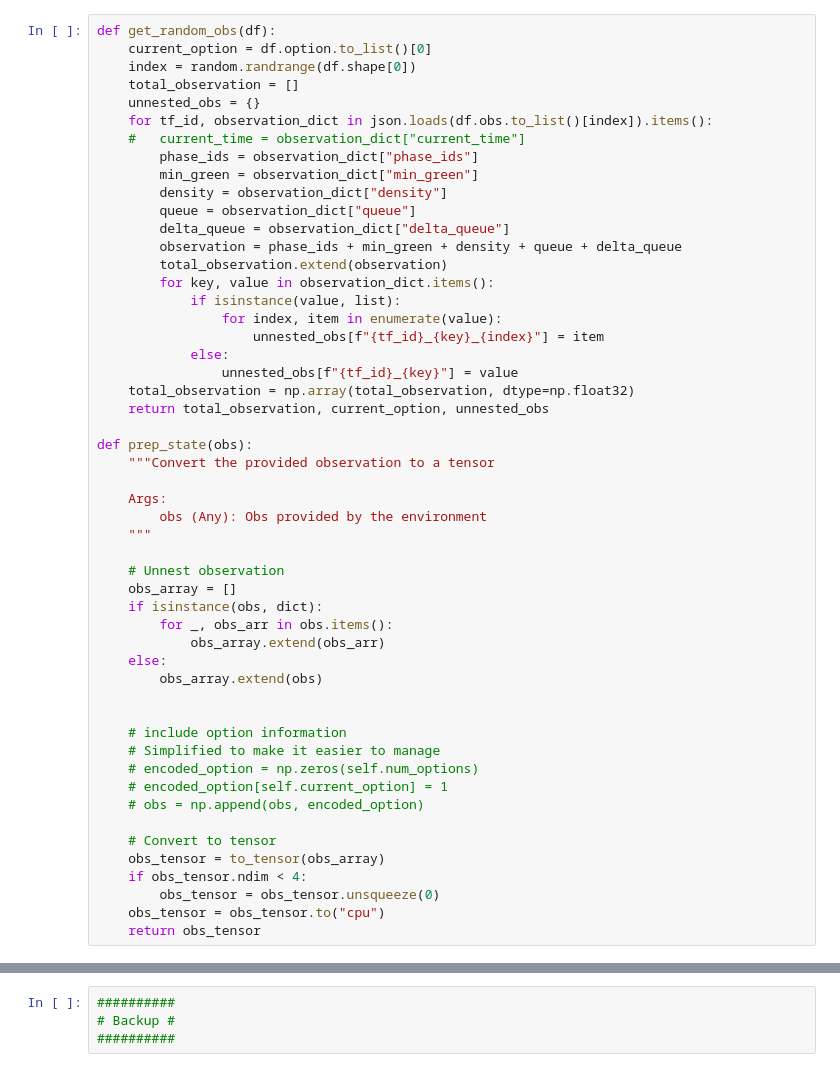
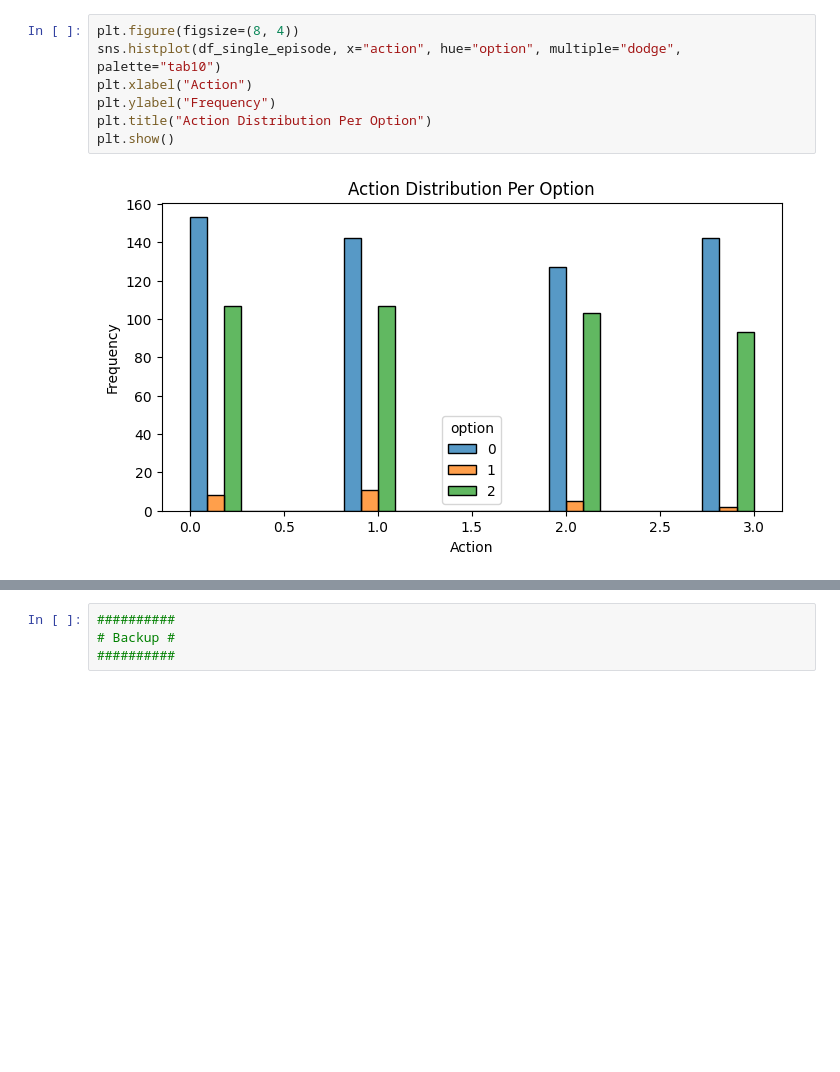
Before and after one commit to Ouroboros4991/MasterThesis2024, a Jupyter notebook: visualization_2.ipynb, the cells around one changed output, grey strips where cells are left out. Saved outputs shown, nothing was run; the diff lists cells and outputs as text; blank space fills up the shorter version.

```diff
--- a/visualization_2.ipynb
+++ b/visualization_2.ipynb
@@ -89,52 +143,9 @@ plt.show()
-# %%
-def get_random_obs(df):
-    current_option = df.option.to_list()[0]
-    index = random.randrange(df.shape[0])
-    total_observation = []
-    unnested_obs = {}
-    for tf_id, observation_dict in json.loads(df.obs.to_list()[index]).items():
-    #   current_time = observation_dict["current_time"]
-        phase_ids = observation_dict["phase_ids"]
-        min_green = observation_dict["min_green"]
-        density = observation_dict["density"]
-        queue = observation_dict["queue"]
-        delta_queue = observation_dict["delta_queue"]
-        observation = phase_ids + min_green + density + queue + delta_queue
-        total_observation.extend(observation)
-        for key, value in observation_dict.items():
-            if isinstance(value, list):
-                for index, item in enumerate(value):
-                    unnested_obs[f"{tf_id}_{key}_{index}"] = item
-            else:
-                unnested_obs[f"{tf_id}_{key}"] = value
-    total_observation = np.array(total_observation, dtype=np.float32)
-    return total_observation, current_option, unnested_obs
-
-def prep_state(obs):
-    """Convert the provided observation to a tensor
-
-    Args:
-        obs (Any): Obs provided by the environment
-    """
-
-    # Unnest observation
-    obs_array = []
-    if isinstance(obs, dict):
-        for _, obs_arr in obs.items():
-            obs_array.extend(obs_arr)
-    else:
-        obs_array.extend(obs)
-
-
-    # include option information
-    # Simplified to make it easier to manage
-    # encoded_option = np.zeros(self.num_options)
-    # encoded_option[self.current_option] = 1
-    # obs = np.append(obs, encoded_option)
-
-    # Convert to tensor
-    obs_tensor = to_tensor(obs_array)
-    if obs_tensor.ndim < 4:
-        obs_tensor = obs_tensor.unsqueeze(0)
-    obs_tensor = obs_tensor.to("cpu")
-    return obs_tensor
+# %%
+plt.figure(figsize=(8, 4))
+sns.histplot(df_single_episode, x="action", hue="option", multiple="dodge", palette="tab10")
+plt.xlabel("Action")
+plt.ylabel("Frequency")
+plt.title("Action Distribution Per Option")
+plt.show()
+# %% [output]
+[figure, added]
```
Also changed, not shown: parts of 14 cells of this notebook, 11 other files.
